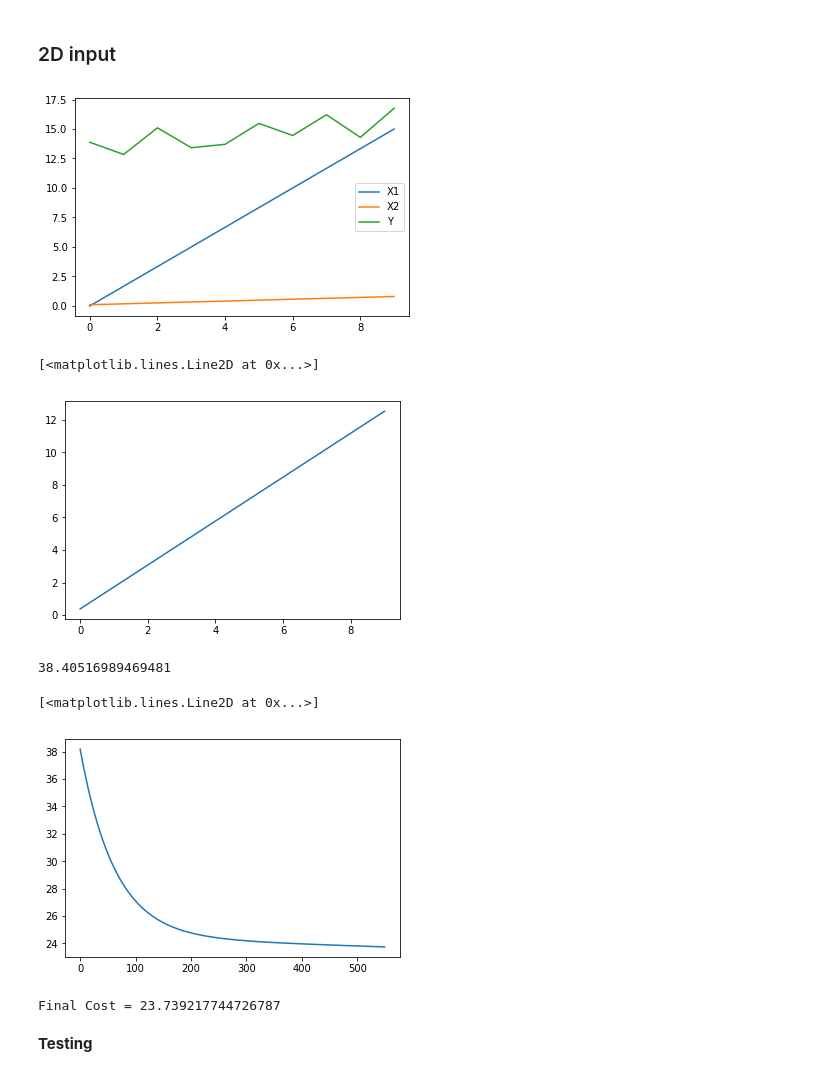
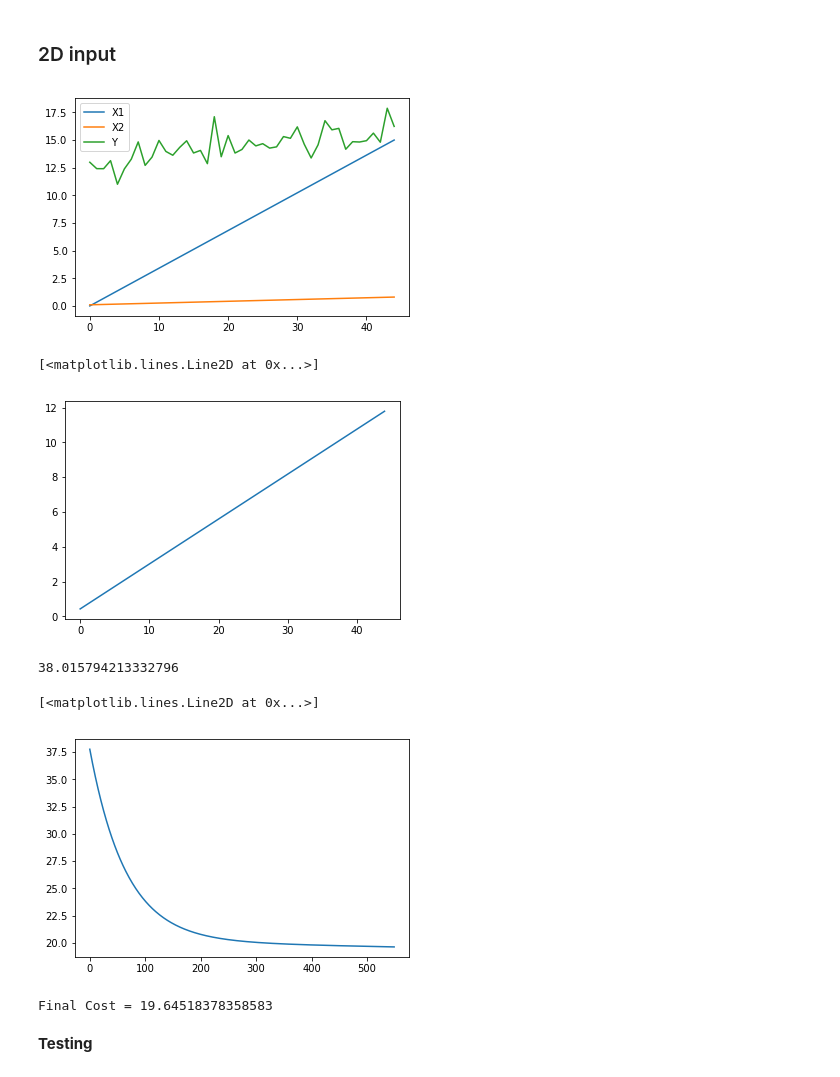
Before and after one commit to dshah003/Deep_Learning, a Jupyter notebook: Hw1_v3.ipynb, the cells around one changed output. Saved outputs shown, nothing was run; the diff lists cells and outputs as text; code cells hidden in the pictures.

Commit message:
Trainingdata bug fix

```diff
--- a/Hw1_v3.ipynb
+++ b/Hw1_v3.ipynb
@@ -53,6 +53,6 @@ Populating the interactive namespace from numpy and matplotlib
 # %%
 NumOfIterations = 550
 alpha = 0.0001
-InputSampleSize = 50
-TrainingSize = 45
-TestSize = 15
+InputSampleSize = 80
+TrainingSize = 55
+TestSize = 20
@@ -88,7 +84,7 @@ class NeuralNetwork_1D:
         self.weights_1 = self.weights_1 + (alpha*dCdW)
         self.bias_1 = self.bias_1 + (alpha*dCdb)
 # %%
-def GenerateTestData(Size):
+def GenerateTrainingData(Size):
     x = np.linspace(0, 10, Size).reshape(Size, 1)
     y = np.zeros(Size).reshape(Size,1)
     for n in range(Size):
@@ -96,7 +92,7 @@ def GenerateTestData(Size):
 
     return x,y
 # %%
-x, y = GenerateTestData(InputSampleSize)
+x, y = GenerateTrainingData(InputSampleSize)
 plot(y, 'o', picker = 2, color = "green")
 plot(x,'o', picker =2, color = "blue")
 legend(['Output','Input'])
@@ -185,7 +181,7 @@ Error = ()
 # %% [markdown]
 ### 2D input
 # %%
-def Generate_2D_TestData(Size):
+def Generate_2D_TrainingData(Size):
     x1 = np.linspace(0, 15, Size).reshape(Size, 1)
     x2 = np.linspace(0.10,0.8, Size).reshape(Size, 1)
     x = np.concatenate((x1,x2), axis=1)
@@ -198,9 +194,9 @@ def Generate_2D_TestData(Size):
     legend(["X1", "X2", "Y"])
     return x,y
 # %%
-x,y = Generate_2D_TestData(10)
+x,y = Generate_2D_TrainingData(45)
 # %% [output]
-[figure, old version]
+[figure, new version]
 # %%
 NN2 = NeuralNetwork_1D(x,y)
 # %%
@@ -208,12 +204,12 @@ Output = NN2.Feedforward(x)
 plot(Output)
 # %% [output]
 [<matplotlib.lines.Line2D at 0x...>]
-[figure, old version]
+[figure, new version]
 # %%
 Cost_2 = NN2.cost()
 print(Cost_2)
 # %% [output]
-38.40516989469481
+38.015794213332796
 # %%
 CostTracker2 = np.zeros(NumOfIterations)
 
@@ -226,11 +222,11 @@ for i in range(NumOfIterations):
 plot(CostTracker2)
 # %% [output]
 [<matplotlib.lines.Line2D at 0x...>]
-[figure, old version]
+[figure, new version]
 # %%
 print("Final Cost = " + str(CostTracker2[NumOfIterations -1]))
 # %% [output]
-Final Cost = 23.739217744726787
+Final Cost = 19.64518378358583
 # %% [markdown]
 **Testing**
 # %%
```
Also changed, not shown: parts of 11 cells of this notebook.
